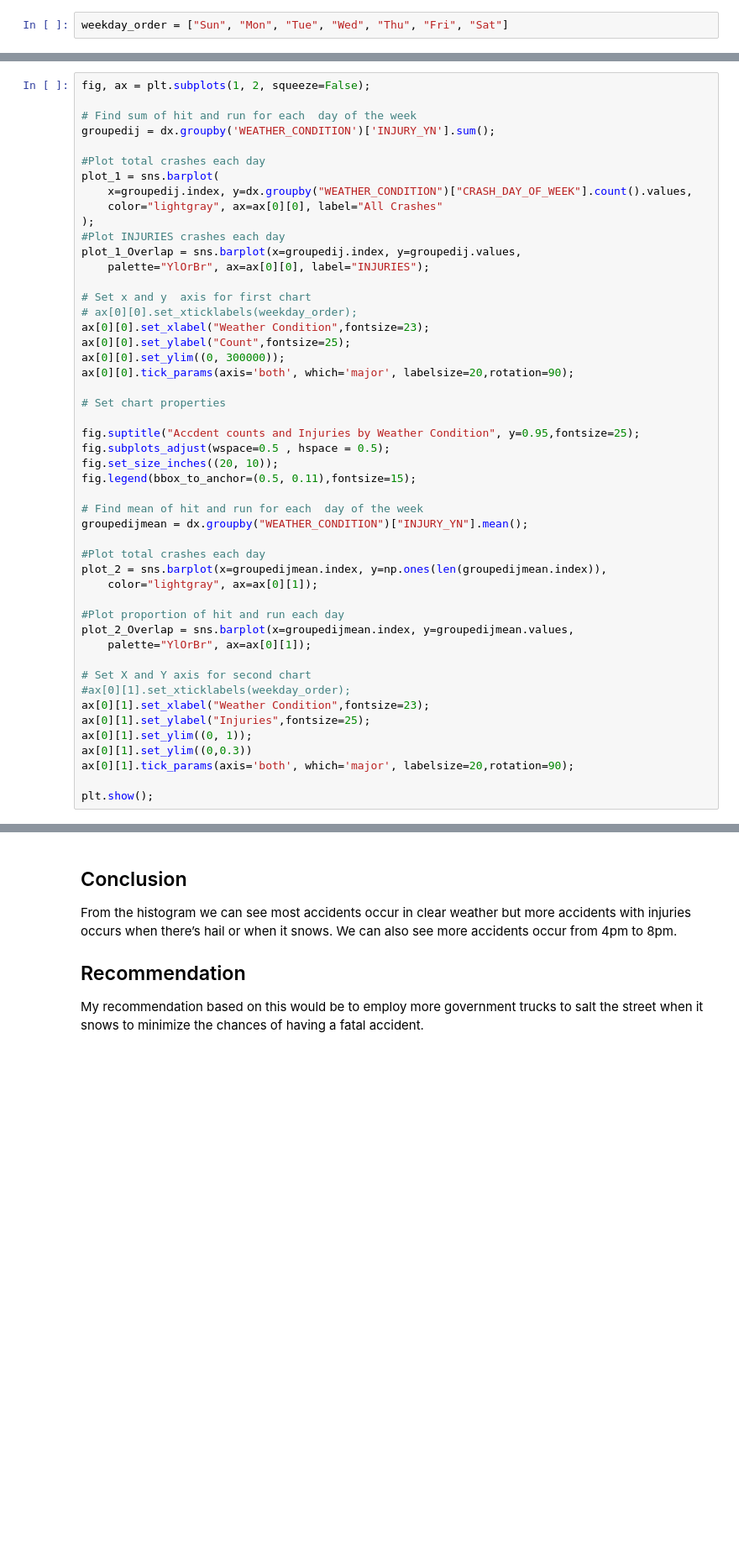
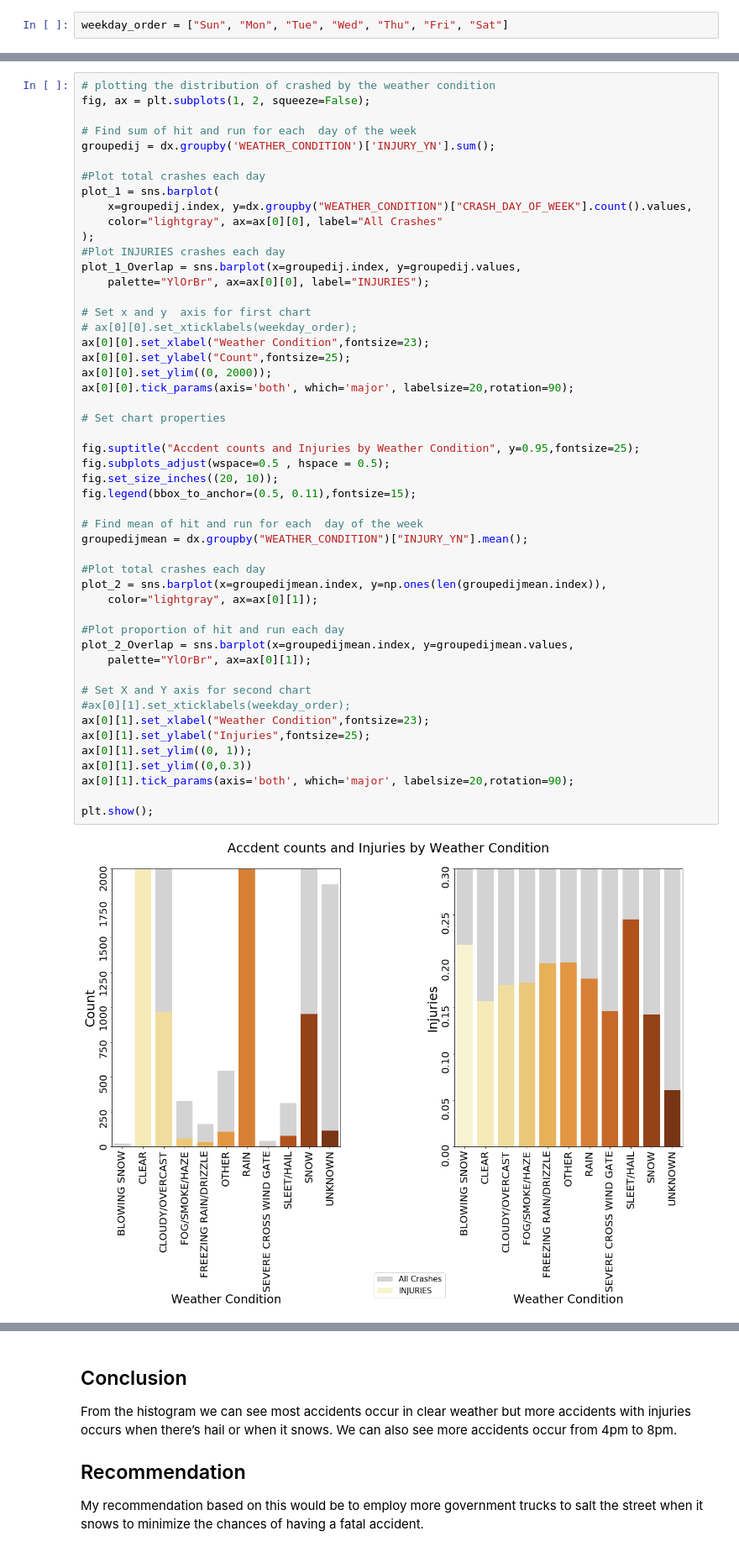
Before and after one commit to arithescientist/chicago_primary_cause_of-caraccidents, a Jupyter notebook: student.ipynb, the cells around one changed output, grey strips where cells are left out. Shown at 84% size. Drawn from its saved outputs; the diff is of its cells as text; blank space fills up the shorter version.

```diff
--- a/student.ipynb
+++ b/student.ipynb
@@ -1299,4 +1452,5 @@ plt.show();
 # %%
+# plotting the distribution of crashed by the weather condition
 fig, ax = plt.subplots(1, 2, squeeze=False);
 
 # Find sum of hit and run for each  day of the week
@@ -1315,36 +1469,38 @@ plot_1_Overlap = sns.barplot(x=groupedij.index, y=groupedij.values,
 # ax[0][0].set_xticklabels(weekday_order);
 ax[0][0].set_xlabel("Weather Condition",fontsize=23);
 ax[0][0].set_ylabel("Count",fontsize=25);
-ax[0][0].set_ylim((0, 300000));
+ax[0][0].set_ylim((0, 2000));
 ax[0][0].tick_params(axis='both', which='major', labelsize=20,rotation=90);
 
 # Set chart properties
 
 fig.suptitle("Accdent counts and Injuries by Weather Condition", y=0.95,fontsize=25);
 fig.subplots_adjust(wspace=0.5 , hspace = 0.5);
 fig.set_size_inches((20, 10));
 fig.legend(bbox_to_anchor=(0.5, 0.11),fontsize=15);
 
 # Find mean of hit and run for each  day of the week
 groupedijmean = dx.groupby("WEATHER_CONDITION")["INJURY_YN"].mean();
 
 #Plot total crashes each day
 plot_2 = sns.barplot(x=groupedijmean.index, y=np.ones(len(groupedijmean.index)),
     color="lightgray", ax=ax[0][1]);
 
 #Plot proportion of hit and run each day
 plot_2_Overlap = sns.barplot(x=groupedijmean.index, y=groupedijmean.values,
     palette="YlOrBr", ax=ax[0][1]);
 
 # Set X and Y axis for second chart
 #ax[0][1].set_xticklabels(weekday_order);
 ax[0][1].set_xlabel("Weather Condition",fontsize=23);
 ax[0][1].set_ylabel("Injuries",fontsize=25);
 ax[0][1].set_ylim((0, 1));
 ax[0][1].set_ylim((0,0.3))
 ax[0][1].tick_params(axis='both', which='major', labelsize=20,rotation=90);
 
 plt.show();
+# %% [output]
+[figure, added]
 # %%
 fig, ax = plt.subplots(1, 2, squeeze=False);
 
```
Also changed, not shown: parts of 48 cells of this notebook.
